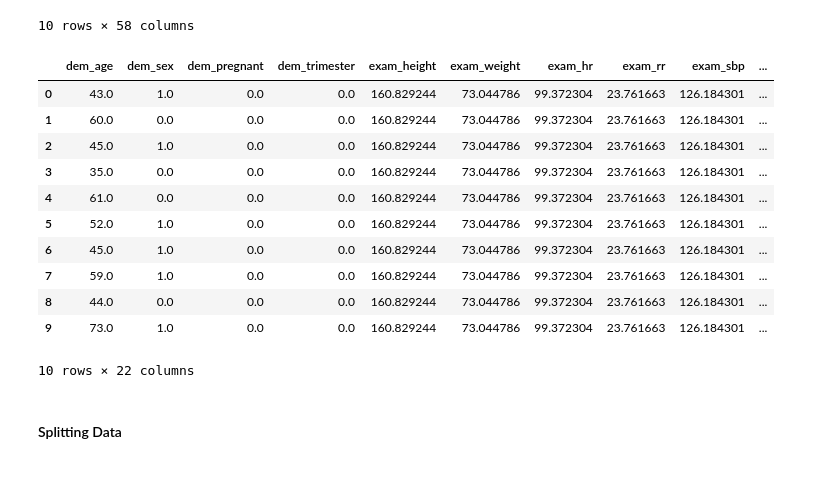
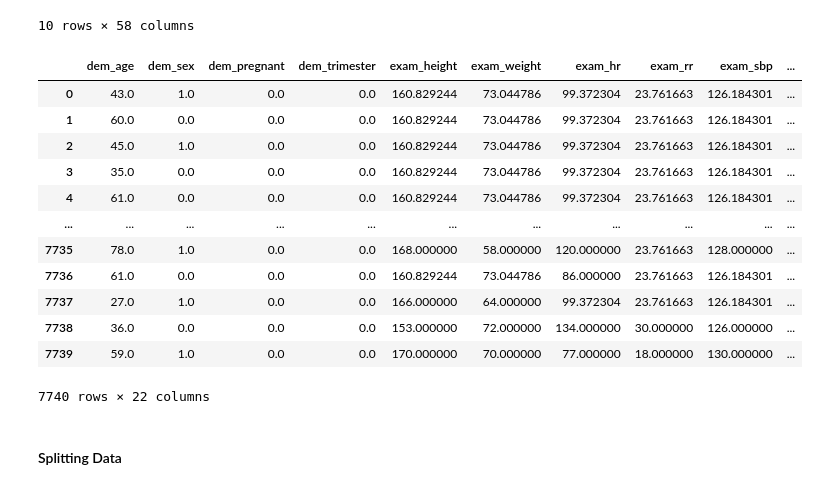
Before and after one commit to Nikola671/DS-450-01_Spring26_Team_Pineapple, a Jupyter notebook: Team Mini Project 2 - CAPO/CapoEDA.ipynb, the cells around one changed output. Saved outputs shown, nothing was run; the diff lists cells and outputs as text; code cells hidden in the pictures.

```diff
--- a/Team Mini Project 2 - CAPO/CapoEDA.ipynb
+++ b/Team Mini Project 2 - CAPO/CapoEDA.ipynb
@@ -290,7 +296,10 @@ Name: count, dtype: int64
 # %%
+# creating copy of dataset to use for linear model
+# data4.to_csv("CAPOEDA_LINEAR2.csv", index = False)
+
 # loading data
-data4 = pd.read_csv("CAPOEDA_LINEAR.csv")
-data4.info()
+data5 = pd.read_csv("CAPOEDA_LINEAR2.csv")
+data5.info()
 # %% [output]
 <class 'pandas.core.frame.DataFrame'>
 RangeIndex: 7740 entries, 0 to 7739
@@ -311,5 +320,5 @@ dtypes: float64(22), int64(38)
 memory usage: 3.5 MB
 # %%
 # drop case_id and lab_wbc columns
-data4.drop(['case_id', 'lab_wbc'], axis=1, inplace=True)
+data5.drop(['case_id', 'lab_wbc'], axis=1, inplace=True)
 # %%
@@ -329,22 +338,21 @@ data4.head(10)
 10 rows × 58 columns
 # %%
 # dropping all columns which are not demographic, exam, or chest x-ray (cx) variables
-data4 = data4.drop(data3.columns[23:-1], axis=1)
+data5.drop(data5.columns[21:-1], axis=1)
+# %% [output]
+|  | dem_age | dem_sex | dem_pregnant | dem_trimester | exam_height | exam_weight | exam_hr | exam_rr | exam_sbp | ... |
+| 0 | 43.0 | 1.0 | 0.0 | 0.0 | 160.829244 | 73.044786 | 99.372304 | 23.761663 | 126.184301 | ... |
+| 1 | 60.0 | 0.0 | 0.0 | 0.0 | 160.829244 | 73.044786 | 99.372304 | 23.761663 | 126.184301 | ... |
+| 2 | 45.0 | 1.0 | 0.0 | 0.0 | 160.829244 | 73.044786 | 99.372304 | 23.761663 | 126.184301 | ... |
+| 3 | 35.0 | 0.0 | 0.0 | 0.0 | 160.829244 | 73.044786 | 99.372304 | 23.761663 | 126.184301 | ... |
+| 4 | 61.0 | 0.0 | 0.0 | 0.0 | 160.829244 | 73.044786 | 99.372304 | 23.761663 | 126.184301 | ... |
+| ... | ... | ... | ... | ... | ... | ... | ... | ... | ... | ... |
+| 7735 | 78.0 | 1.0 | 0.0 | 0.0 | 168.000000 | 58.000000 | 120.000000 | 23.761663 | 128.000000 | ... |
+| 7736 | 61.0 | 0.0 | 0.0 | 0.0 | 160.829244 | 73.044786 | 86.000000 | 23.761663 | 126.184301 | ... |
+| 7737 | 27.0 | 1.0 | 0.0 | 0.0 | 166.000000 | 64.000000 | 99.372304 | 23.761663 | 126.184301 | ... |
+| 7738 | 36.0 | 0.0 | 0.0 | 0.0 | 153.000000 | 72.000000 | 134.000000 | 30.000000 | 126.000000 | ... |
+| 7739 | 59.0 | 1.0 | 0.0 | 0.0 | 170.000000 | 70.000000 | 77.000000 | 18.000000 | 130.000000 | ... |
+7740 rows × 22 columns
-# %%
-data4.head(10)
-# %% [output]
-|  | dem_age | dem_sex | dem_pregnant | dem_trimester | exam_height | exam_weight | exam_hr | exam_rr | exam_sbp | ... |
-| 0 | 43.0 | 1.0 | 0.0 | 0.0 | 160.829244 | 73.044786 | 99.372304 | 23.761663 | 126.184301 | ... |
-| 1 | 60.0 | 0.0 | 0.0 | 0.0 | 160.829244 | 73.044786 | 99.372304 | 23.761663 | 126.184301 | ... |
-| 2 | 45.0 | 1.0 | 0.0 | 0.0 | 160.829244 | 73.044786 | 99.372304 | 23.761663 | 126.184301 | ... |
-| 3 | 35.0 | 0.0 | 0.0 | 0.0 | 160.829244 | 73.044786 | 99.372304 | 23.761663 | 126.184301 | ... |
-| 4 | 61.0 | 0.0 | 0.0 | 0.0 | 160.829244 | 73.044786 | 99.372304 | 23.761663 | 126.184301 | ... |
-| 5 | 52.0 | 1.0 | 0.0 | 0.0 | 160.829244 | 73.044786 | 99.372304 | 23.761663 | 126.184301 | ... |
-| 6 | 45.0 | 1.0 | 0.0 | 0.0 | 160.829244 | 73.044786 | 99.372304 | 23.761663 | 126.184301 | ... |
-| 7 | 59.0 | 1.0 | 0.0 | 0.0 | 160.829244 | 73.044786 | 99.372304 | 23.761663 | 126.184301 | ... |
-| 8 | 44.0 | 0.0 | 0.0 | 0.0 | 160.829244 | 73.044786 | 99.372304 | 23.761663 | 126.184301 | ... |
-| 9 | 73.0 | 1.0 | 0.0 | 0.0 | 160.829244 | 73.044786 | 99.372304 | 23.761663 | 126.184301 | ... |
-10 rows × 22 columns
 # %% [markdown]
 #### Splitting Data
 # %%
```
Also changed, not shown: parts of 25 cells of this notebook.
